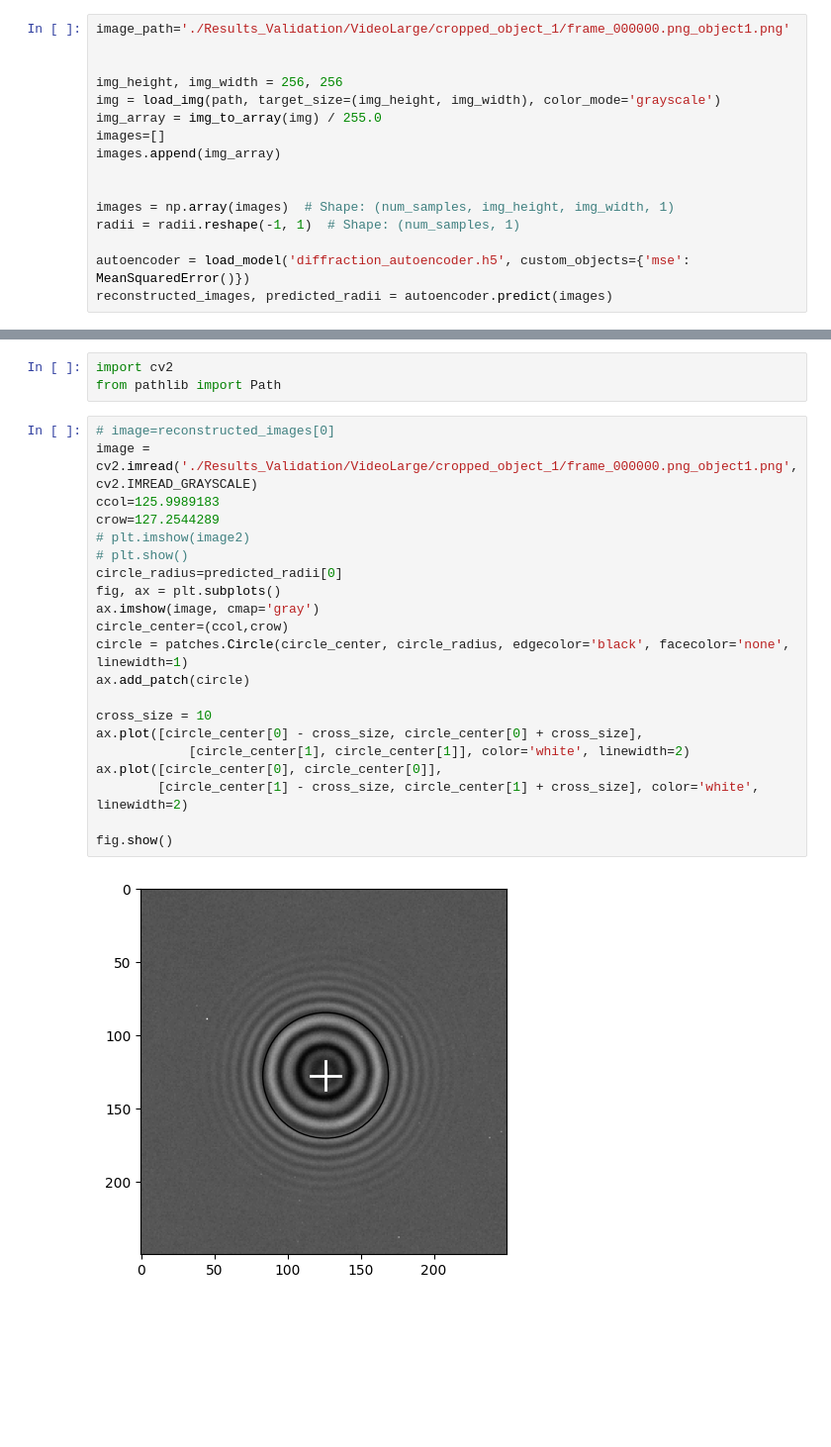
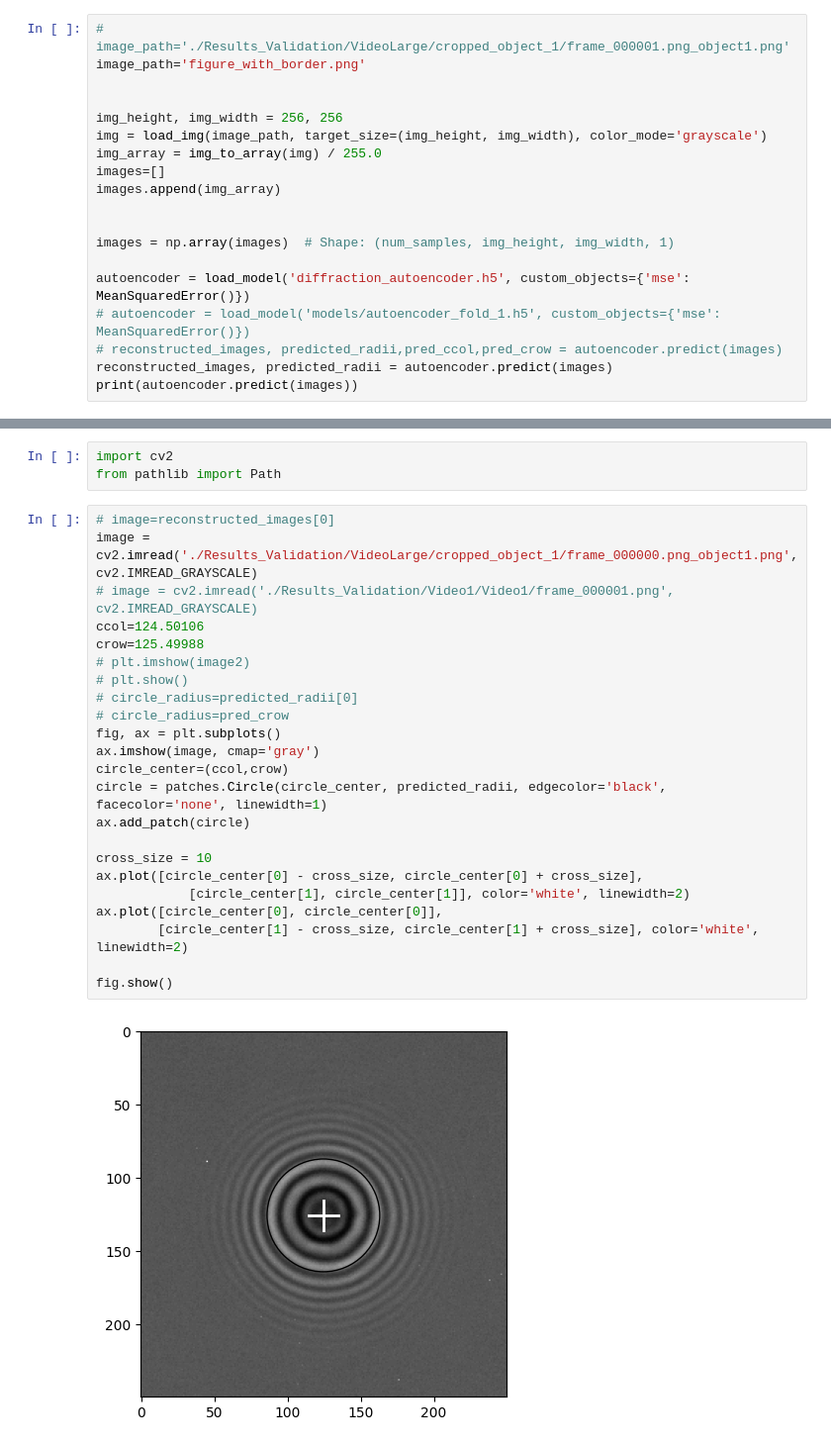
Before and after one commit to Human204/ZieduRadimas, a Jupyter notebook: autoencoders.ipynb, the cells around one changed output, grey strips where cells are left out. Shown at 99% size. Cells and saved outputs as stored; diff of their text form; blank space fills up the shorter version.

```diff
--- a/autoencoders.ipynb
+++ b/autoencoders.ipynb
@@ -522,18 +648,21 @@ WARNING:absl:Compiled the loaded model, but the compiled metrics have yet to be
 # %%
-image_path='./Results_Validation/VideoLarge/cropped_object_1/frame_000000.png_object1.png'
+# image_path='./Results_Validation/VideoLarge/cropped_object_1/frame_000001.png_object1.png'
+image_path='figure_with_border.png'
 
 
 img_height, img_width = 256, 256
-img = load_img(path, target_size=(img_height, img_width), color_mode='grayscale')
+img = load_img(image_path, target_size=(img_height, img_width), color_mode='grayscale')
 img_array = img_to_array(img) / 255.0
 images=[]
 images.append(img_array)
 
 
 images = np.array(images)  # Shape: (num_samples, img_height, img_width, 1)
-radii = radii.reshape(-1, 1)  # Shape: (num_samples, 1)
 
 autoencoder = load_model('diffraction_autoencoder.h5', custom_objects={'mse': MeanSquaredError()})
+# autoencoder = load_model('models/autoencoder_fold_1.h5', custom_objects={'mse': MeanSquaredError()})
+# reconstructed_images, predicted_radii,pred_ccol,pred_crow = autoencoder.predict(images)
 reconstructed_images, predicted_radii = autoencoder.predict(images)
+print(autoencoder.predict(images))
 # %% [output]
 WARNING:absl:Compiled the loaded model, but the compiled metrics have yet to be built. `model.compile_metrics` will be empty until you train or evaluate the model.
@@ -550,23 +730,25 @@ from pathlib import Path
 # %%
 # image=reconstructed_images[0]
 image = cv2.imread('./Results_Validation/VideoLarge/cropped_object_1/frame_000000.png_object1.png', cv2.IMREAD_GRAYSCALE)
-ccol=125.9989183
-crow=127.2544289
+# image = cv2.imread('./Results_Validation/Video1/Video1/frame_000001.png', cv2.IMREAD_GRAYSCALE)
+ccol=124.50106
+crow=125.49988
 # plt.imshow(image2)
 # plt.show()
-circle_radius=predicted_radii[0]
+# circle_radius=predicted_radii[0]
+# circle_radius=pred_crow
 fig, ax = plt.subplots()
 ax.imshow(image, cmap='gray')
 circle_center=(ccol,crow)
-circle = patches.Circle(circle_center, circle_radius, edgecolor='black', facecolor='none', linewidth=1)
+circle = patches.Circle(circle_center, predicted_radii, edgecolor='black', facecolor='none', linewidth=1)
 ax.add_patch(circle)
 
 cross_size = 10
 ax.plot([circle_center[0] - cross_size, circle_center[0] + cross_size],
             [circle_center[1], circle_center[1]], color='white', linewidth=2)
 ax.plot([circle_center[0], circle_center[0]],
         [circle_center[1] - cross_size, circle_center[1] + cross_size], color='white', linewidth=2)
 
 fig.show()
 # %% [output]
-[figure, old version]
+[figure, new version]
```
Also changed, not shown: parts of 18 cells of this notebook, 2 other files.
